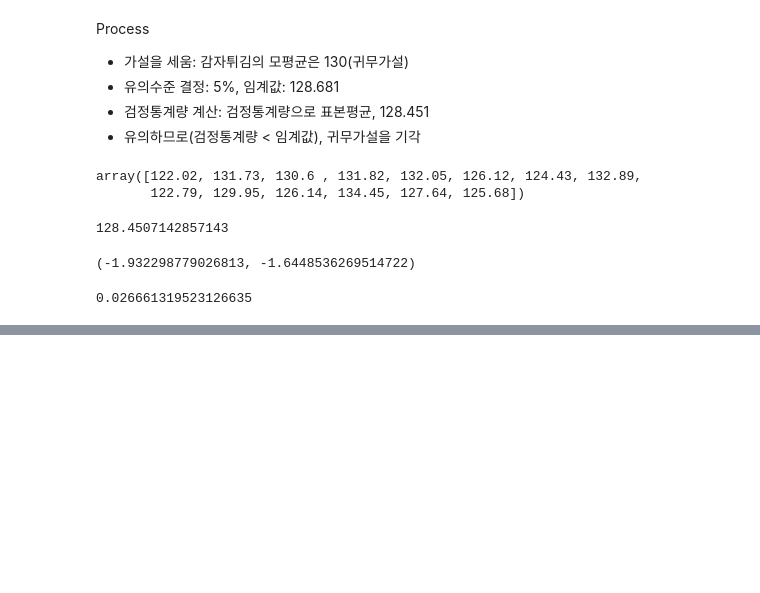
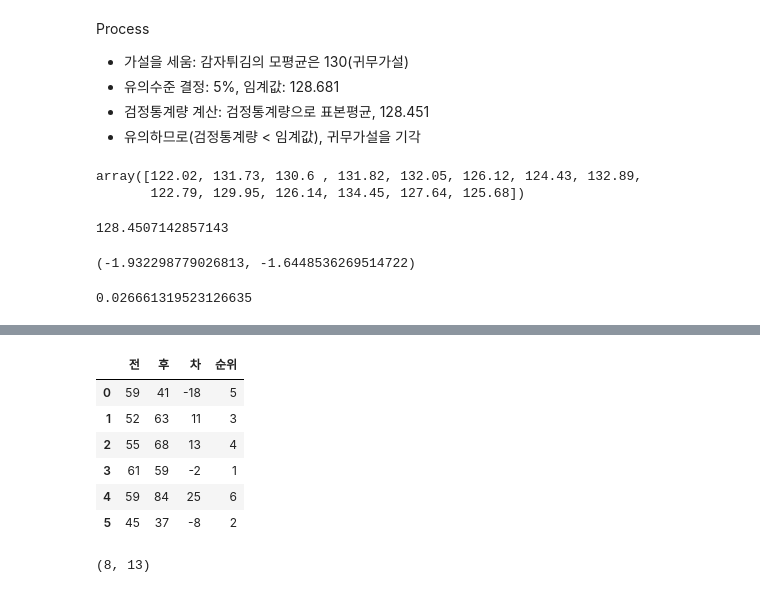
Before and after one commit to MiddleJo/Study_for_Bigdata_analysis, a Jupyter notebook: stat_5.ipynb, the cells around one changed output, grey strips where cells are left out. Cells and saved outputs as stored; diff of their text form; code cells hidden in the pictures; blank space fills up the shorter version.

```diff
--- a/stat_5.ipynb
+++ b/stat_5.ipynb
@@ -237,0 +440,5 @@ p_value
+# %%
+# 윌콕슨의 부호순위검정 (대응표본)
+training_rel = pd.read_csv('./data/ch11_training_rel.csv')
+toy_df = training_rel[:6].copy()
+toy_df
@@ -237,0 +453,5 @@ p_value
+# %%
+# 대응표본이므로, 차이가 의미를 가짐
+diff = toy_df['후'] - toy_df['전']
+toy_df['차'] = diff
+toy_df
@@ -237,0 +466,23 @@ p_value
+# %%
+# 차이의 절대값이 작은 것부터 순위를 부여
+rank = stats.rankdata(abs(diff)).astype('int')
+toy_df['순위'] = rank
+toy_df
+# %% [output]
+|  | 전 | 후 | 차 | 순위 |
+| 0 | 59 | 41 | -18 | 5 |
+| 1 | 52 | 63 | 11 | 3 |
+| 2 | 55 | 68 | 13 | 4 |
+| 3 | 61 | 59 | -2 | 1 |
+| 4 | 59 | 84 | 25 | 6 |
+| 5 | 45 | 37 | -8 | 2 |
+# %%
+# 차이의 부호가 마이너스인것과 플러스인 것들의 합을 구하고,
+# 작은 것을 검정통계량으로 한다. 이 경우, r_minus가 검정통계량이다
+# 윌콕슨의 부호순위검정에서는 검정통계량과 임곗값을 이용해 단측검정한다.
+r_minus = np.sum((diff<0)*rank)
+r_plus = np.sum((diff>0)*rank)
+
+r_minus, r_plus
+# %% [output]
+(8, 13)
```
Also changed, not shown: parts of 59 cells of this notebook.
